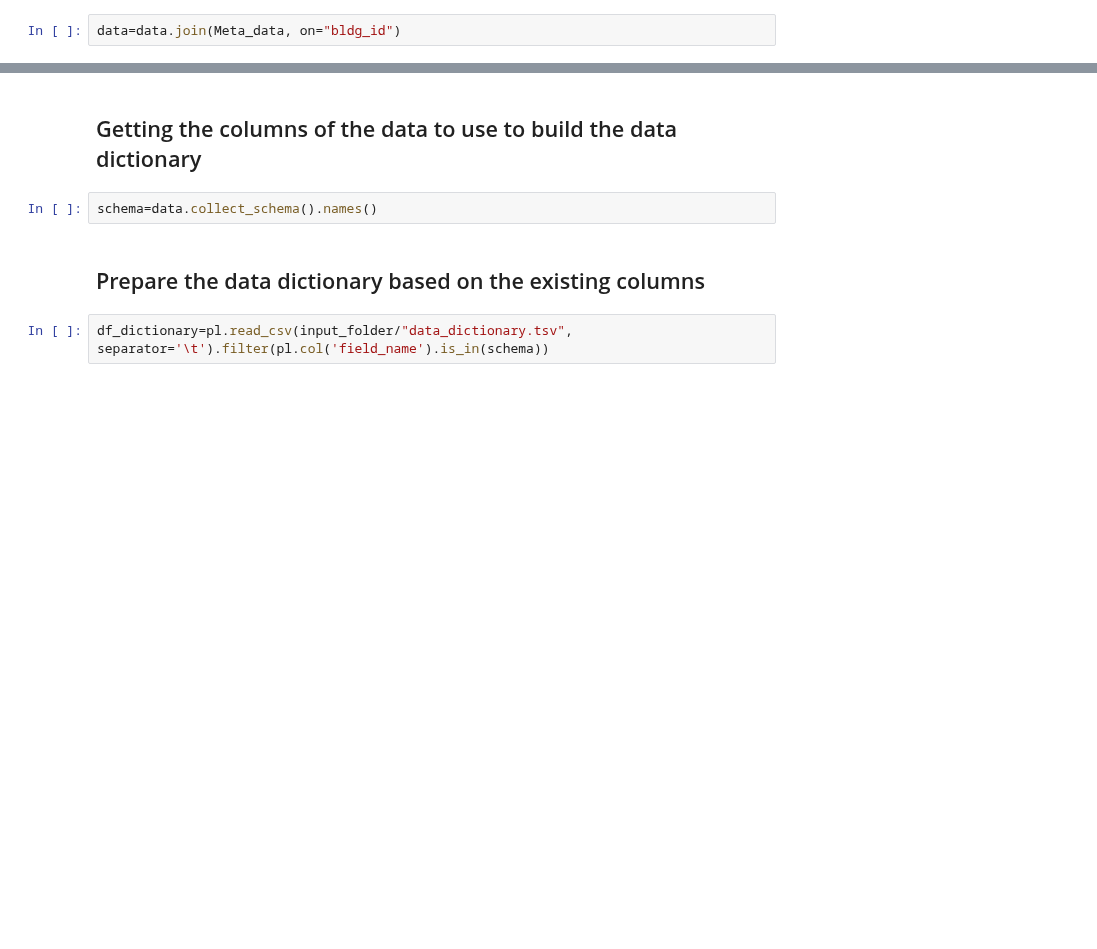
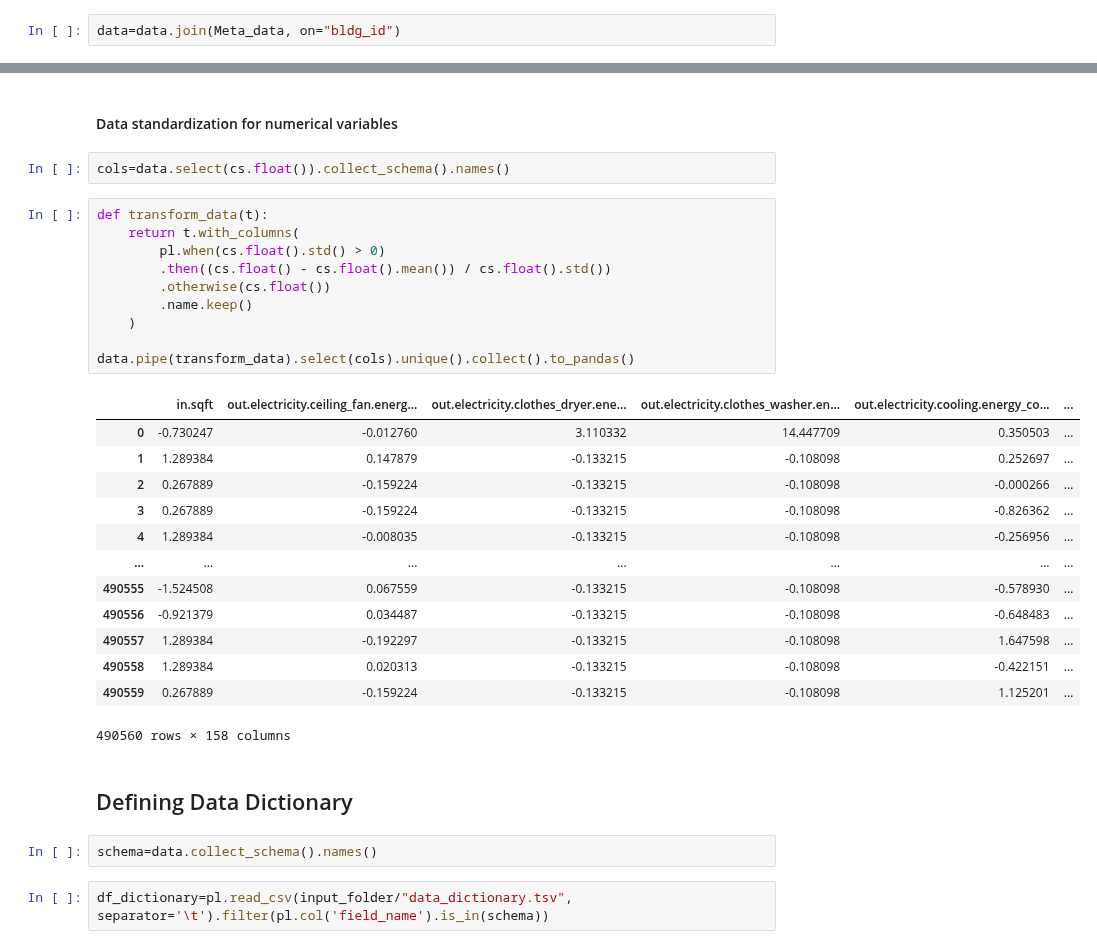
Before and after one commit to 1nuc/load-profile-decomposition, a Jupyter notebook: src/Customer_analysis/run.ipynb, the cells around one changed output, grey strips where cells are left out. Drawn from its saved outputs; the diff is of its cells as text; blank space fills up the shorter version.

```diff
--- a/src/Customer_analysis/run.ipynb
+++ b/src/Customer_analysis/run.ipynb
@@ -104,9 +162,35 @@ data=data.join(Meta_data, on="bldg_id")
+# %% [markdown]
+#### Data standardization for numerical variables
+# %%
+cols=data.select(cs.float()).collect_schema().names()
+# %%
+def transform_data(t):
+    return t.with_columns(
+        pl.when(cs.float().std() > 0)
+        .then((cs.float() - cs.float().mean()) / cs.float().std())
+        .otherwise(cs.float())
+        .name.keep()
+    )
+
+data.pipe(transform_data).select(cols).unique().collect().to_pandas()
+# %% [output]
+|  | in.sqft | out.electricity.ceiling_fan.energ... | out.electricity.clothes_dryer.ene... | out.electricity.clothes_washer.en... | out.electricity.cooling.energy_co... | ... |
+| 0 | -0.730247 | -0.012760 | 3.110332 | 14.447709 | 0.350503 | ... |
+| 1 | 1.289384 | 0.147879 | -0.133215 | -0.108098 | 0.252697 | ... |
+| 2 | 0.267889 | -0.159224 | -0.133215 | -0.108098 | -0.000266 | ... |
+| 3 | 0.267889 | -0.159224 | -0.133215 | -0.108098 | -0.826362 | ... |
+| 4 | 1.289384 | -0.008035 | -0.133215 | -0.108098 | -0.256956 | ... |
+| ... | ... | ... | ... | ... | ... | ... |
+| 490555 | -1.524508 | 0.067559 | -0.133215 | -0.108098 | -0.578930 | ... |
+| 490556 | -0.921379 | 0.034487 | -0.133215 | -0.108098 | -0.648483 | ... |
+| 490557 | 1.289384 | -0.192297 | -0.133215 | -0.108098 | 1.647598 | ... |
+| 490558 | 1.289384 | 0.020313 | -0.133215 | -0.108098 | -0.422151 | ... |
+| 490559 | 0.267889 | -0.159224 | -0.133215 | -0.108098 | 1.125201 | ... |
+490560 rows × 158 columns
 # %% [markdown]
-## Getting the columns of the data to use to build the data dictionary
+## Defining Data Dictionary
 # %%
 schema=data.collect_schema().names()
-# %% [markdown]
-## Prepare the data dictionary based on the existing columns
 # %%
 df_dictionary=pl.read_csv(input_folder/"data_dictionary.tsv", separator='\t').filter(pl.col('field_name').is_in(schema))
 # %%
```
Also changed, not shown: parts of 39 cells of this notebook.
